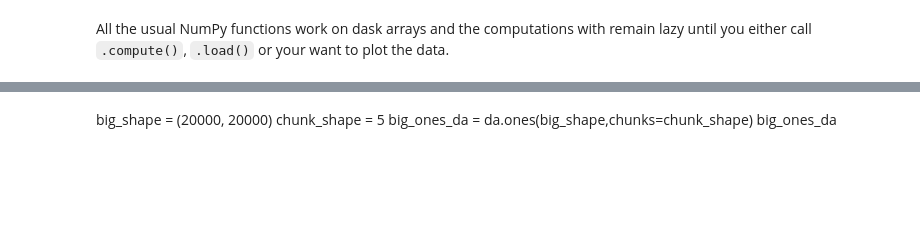
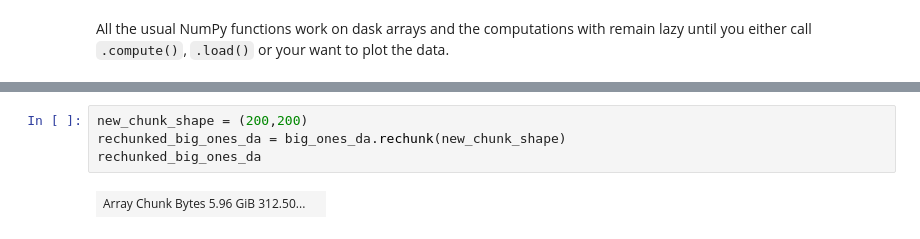
Before and after one commit to NCAR/dask-tutorial, a Jupyter notebook: notebooks/01-dask-array.ipynb, the cells around one changed output, grey strips where cells are left out. Cells and saved outputs as stored; diff of their text form; blank space fills up the shorter version.

```diff
--- a/notebooks/01-dask-array.ipynb
+++ b/notebooks/01-dask-array.ipynb
@@ -311,7 +323,8 @@ For example, let's do a similar calculation using a different `chunks` size:
-# %% [markdown]
-big_shape = (20000, 20000)
-chunk_shape = 5
-big_ones_da = da.ones(big_shape,chunks=chunk_shape)
-big_ones_da
+# %%
+new_chunk_shape = (200,200)
+rechunked_big_ones_da = big_ones_da.rechunk(new_chunk_shape)
+rechunked_big_ones_da
+# %% [output]
+| Array Chunk Bytes 5.96 GiB 312.50... |  |
 # %%
 %time
```
Also changed, not shown: parts of 28 cells of this notebook.
